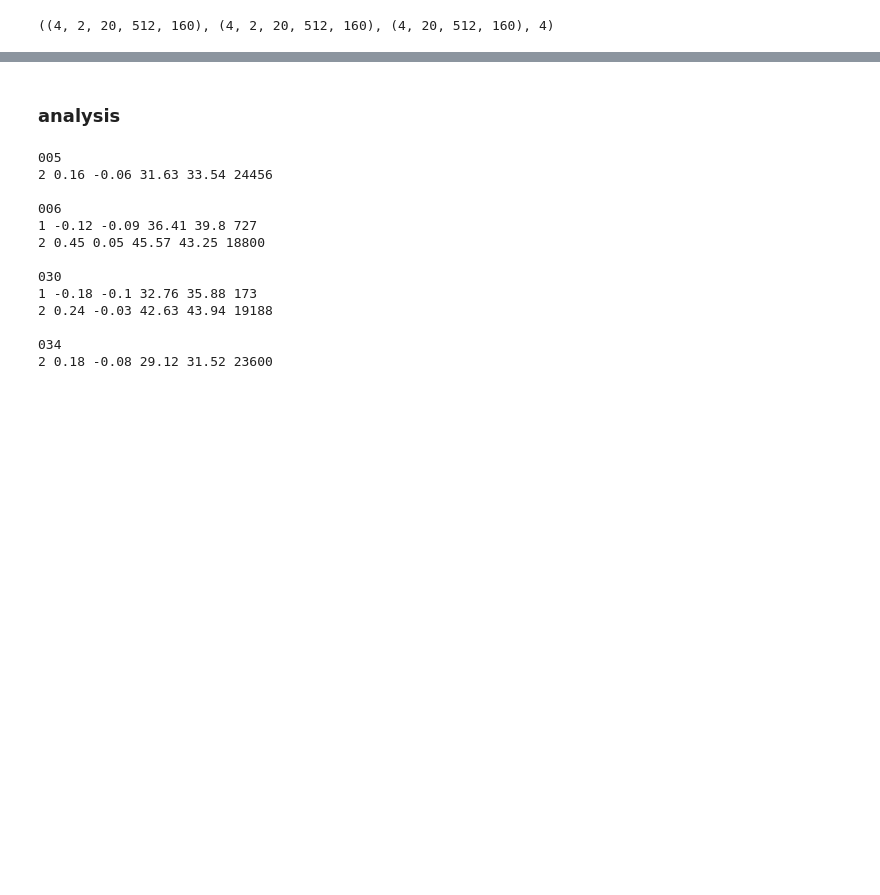
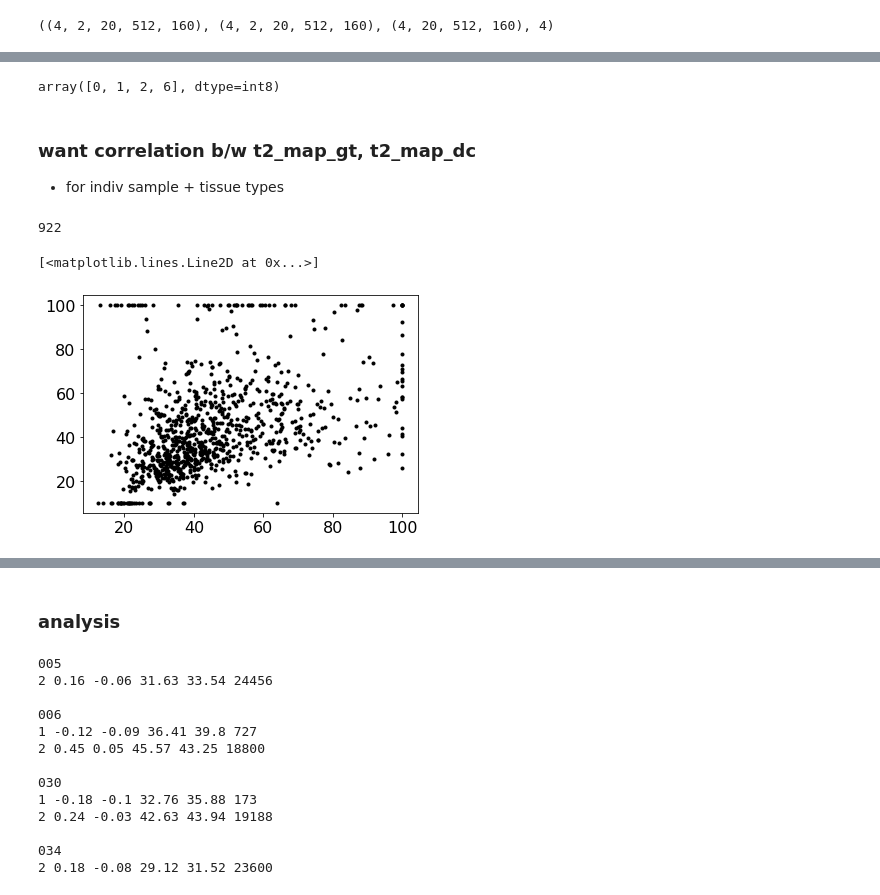
Before and after one commit to davevanveen/unsup_mri, a Jupyter notebook: ipynb/20210129_t2_maps.ipynb, the cells around one changed output, grey strips where cells are left out. Saved outputs shown, nothing was run; the diff lists cells and outputs as text; code cells hidden in the pictures; blank space fills up the shorter version.

```diff
--- a/ipynb/20210129_t2_maps.ipynb
+++ b/ipynb/20210129_t2_maps.ipynb
@@ -274,0 +297,45 @@ eX_gt.shape, eX_dc.shape, mask_bi.shape, NUM_SAMPS
+# %%
+np.unique(mask)
+# %% [output]
+array([0, 1, 2, 6], dtype=int8)
+# %% [markdown]
+### want correlation b/w t2_map_gt, t2_map_dc
+
+- for indiv sample + tissue types
+# %%
+def get_t2_corr_pixelwise(t2_map_gt, t2_map_dc, mask, key_val):
+
+    assert(t2_map_gt.shape == mask.shape == t2_map_dc.shape)
+
+    if len(np.unique(mask)) == 2 and mask.max() == 1:
+        raise ValueError('make sure this isnt a binary mask')
+
+    mask_tissue = np.where(mask==key_val, 1, 0)
+
+    t2_map_dc_ = t2_map_dc * mask_tissue
+    t2_map_gt_ = t2_map_gt * mask_tissue
+
+    t2_vals_dc = t2_map_dc_[t2_map_dc_ != 0]
+    t2_vals_gt = t2_map_gt_[t2_map_gt_ != 0]
+    assert len(t2_vals_dc) == len(t2_vals_gt)
+
+    return t2_vals_gt, t2_vals_dc
+# %%
+ii = 1 # index sample
+ss = 10 # index slice
+
+_t2_map_gt = t2_map_gt[ii, ss]
+_t2_map_dc = t2_map_dc[ii, ss]
+_mask = mask[ii, ss]
+
+xx, yy = get_t2_corr_pixelwise(_t2_map_gt, _t2_map_dc,
+                               _mask, key_val=2)
+# %%
+len(xx)
+# %% [output]
+922
+# %%
+plt.plot(xx, yy, '.', color='black', markersize=6)
+# %% [output]
+[<matplotlib.lines.Line2D at 0x...>]
+[figure, added]
```
Also changed, not shown: parts of 6 cells of this notebook, 6 other files.
